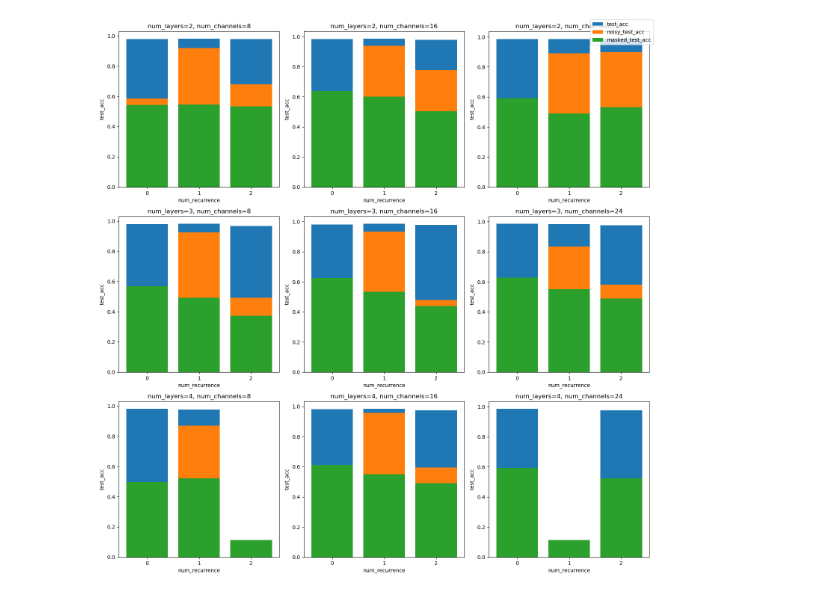
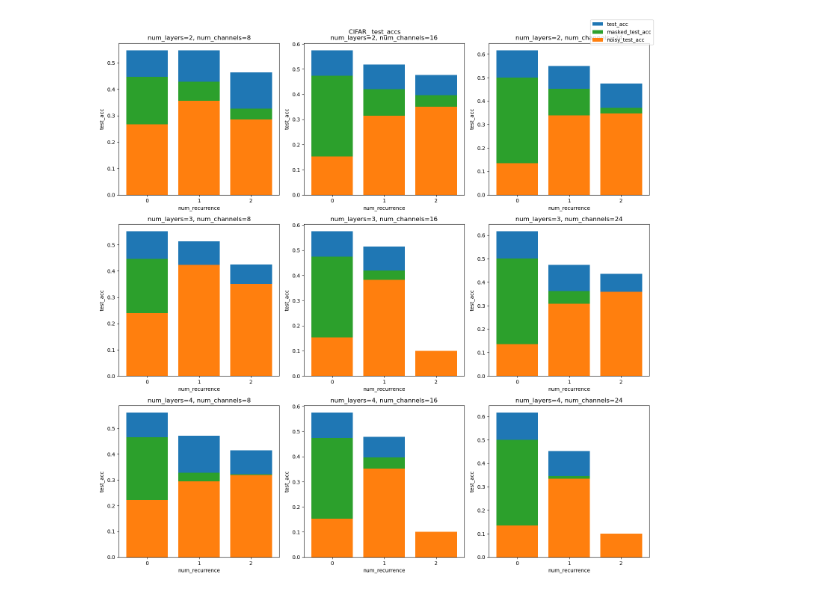
Before and after one commit to jacobyeung/recurrent-vision, a Jupyter notebook: analysis.ipynb, the cells around one changed output. Drawn from its saved outputs; the diff is of its cells as text; code cells hidden in the pictures.

Commit message:
cifar 10 results

```diff
--- a/analysis.ipynb
+++ b/analysis.ipynb
@@ -6,24 +7,43 @@ import pickle as pkl
 plt.style.use("default")
 # %%
-with open(f'./combined_list.pkl', 'rb') as f:
+dataset = "CIFAR_"
+with open(f"./{dataset}combined_list.pkl", "rb") as f:
     combined = pkl.load(f)
 # %%
 fig, axes = plt.subplots(3, 3, figsize=(15, 15))
 for num_layers in range(3):
     for num_channels in range(3):
         # print(f'num_layers={num_layers}, num_recurrence={num_recurrence}')
         ax = axes[num_layers, num_channels]
-        ax.set_title(f'num_layers={num_layers + 2}, num_channels={num_channels * 8 + 8}')
-        ax.set_xlabel('num_recurrence')
-        ax.set_ylabel('test_acc')
-        ax.bar(np.arange(3), combined['test_accs'][num_layers, :, num_channels], label='test_acc')
-        ax.bar(np.arange(3), combined['noisy_test_accs'][num_layers, :, num_channels], label='noisy_test_acc')
-        ax.bar(np.arange(3), combined['masked_test_accs'][num_layers, :, num_channels], label='masked_test_acc')
+        ax.set_title(
+            f"num_layers={num_layers + 2}, num_channels={num_channels * 8 + 8}"
+        )
+        ax.set_xlabel("num_recurrence")
+        ax.set_ylabel("test_acc")
+        ax.bar(
+            np.arange(3),
+            combined["test_accs"][num_layers, :, num_channels],
+            label="test_acc",
+        )
+        ax.bar(
+            np.arange(3),
+            combined["masked_test_accs"][num_layers, :, num_channels],
+            label="masked_test_acc",
+            color="tab:green",
+        )
+        ax.bar(
+            np.arange(3),
+            combined["noisy_test_accs"][num_layers, :, num_channels],
+            label="noisy_test_acc",
+            color="tab:orange",
+        )
+
         ax.set_xticks(np.arange(3))
+fig.suptitle(f"{dataset} test_accs")
 
 handles, labels = axes[0, 0].get_legend_handles_labels()
 fig.legend(handles, labels)
 fig.tight_layout()
-fig.savefig('accuracy.png')
+fig.savefig(f"{dataset}accuracy.png")
 # %% [output]
-[figure, old version]
+[figure, new version]
```
Also changed, not shown: parts of 1 cell of this notebook, 6 other files.
